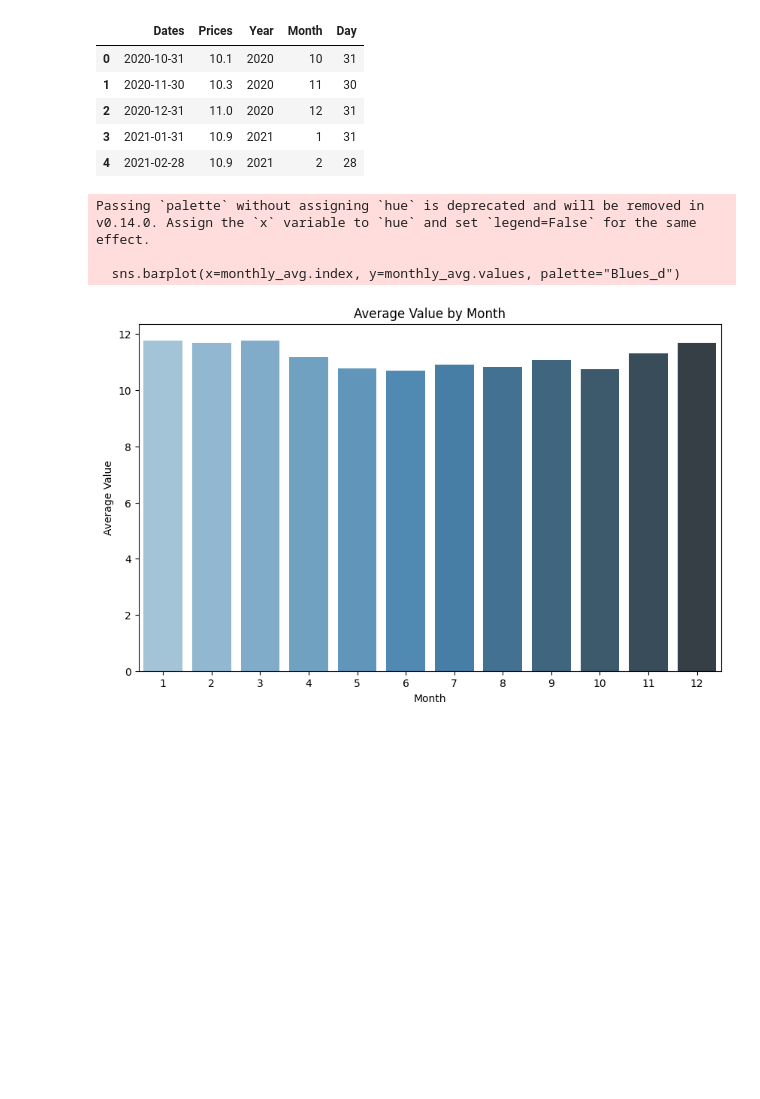
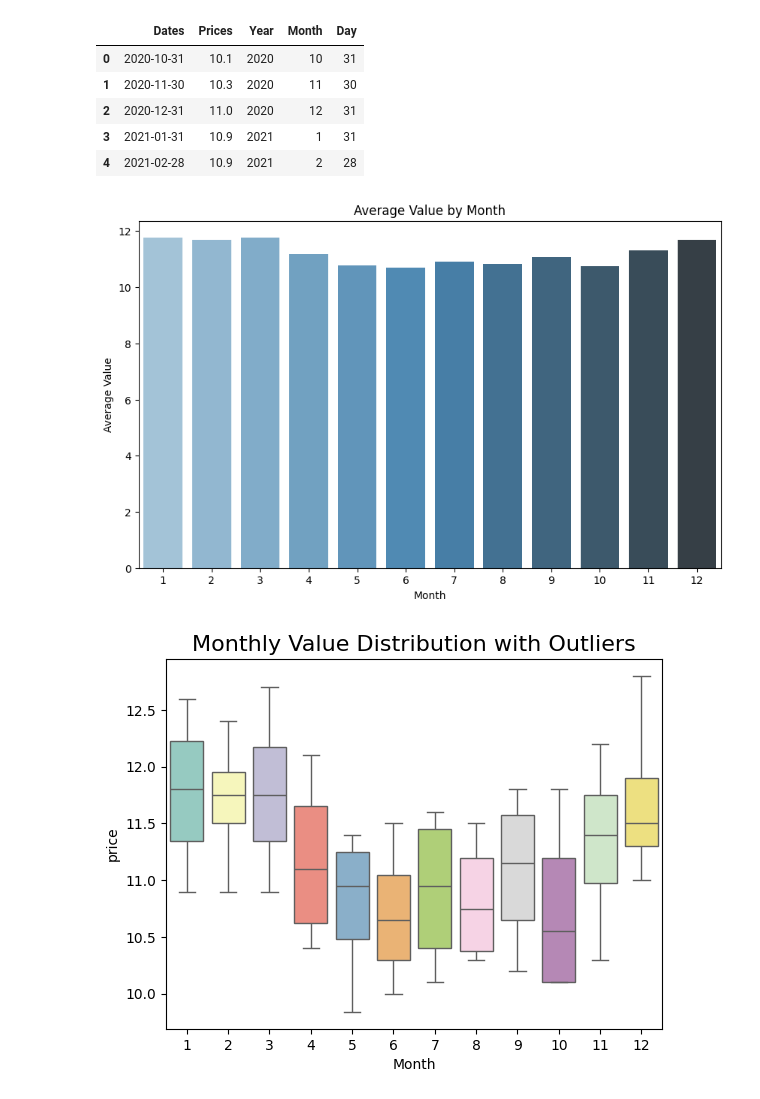
Before and after one commit to quantum-coderX/jpmorgan-quant-forage, a Jupyter notebook: notebooks/Task-1.ipynb, the cells around one changed output. Saved outputs shown, nothing was run; the diff lists cells and outputs as text; code cells hidden in the pictures; blank space fills up the shorter version.

```diff
--- a/notebooks/Task-1.ipynb
+++ b/notebooks/Task-1.ipynb
@@ -16,6 +26,6 @@ import seaborn as sns
 %matplotlib inline
 # %%
-df = pd.read_csv(r'../data/raw/Nat_Gas.csv')
+df = pd.read_csv('https://cdn.theforage.com/vinternships/companyassets/Sj7temL583QAYpHXD/JiwEkbBq8pFwMRYLc/1683142174343/Nat_Gas.csv')
 df.head()
 # %% [output]
 |  | Dates | Prices |
@@ -80,7 +90,13 @@ plt.xlabel("Month")
 plt.ylabel("Average Value")
 plt.show()
 # %% [output]
-Passing `palette` without assigning `hue` is deprecated and will be removed in v0.14.0. Assign the `x` variable to `hue` and set `legend=False` for the same effect.
-
-  sns.barplot(x=monthly_avg.index, y=monthly_avg.values, palette="Blues_d")
 [figure]
+# %%
+sns.boxplot(x='Month', y='Prices', data=df, palette="Set3")
+
+plt.title("Monthly Value Distribution with Outliers", fontsize=16)
+plt.xlabel("Month")
+plt.ylabel("price")
+plt.show()
+# %% [output]
+[figure, added]
```
Also changed, not shown: parts of 15 cells of this notebook, 3 other files.
